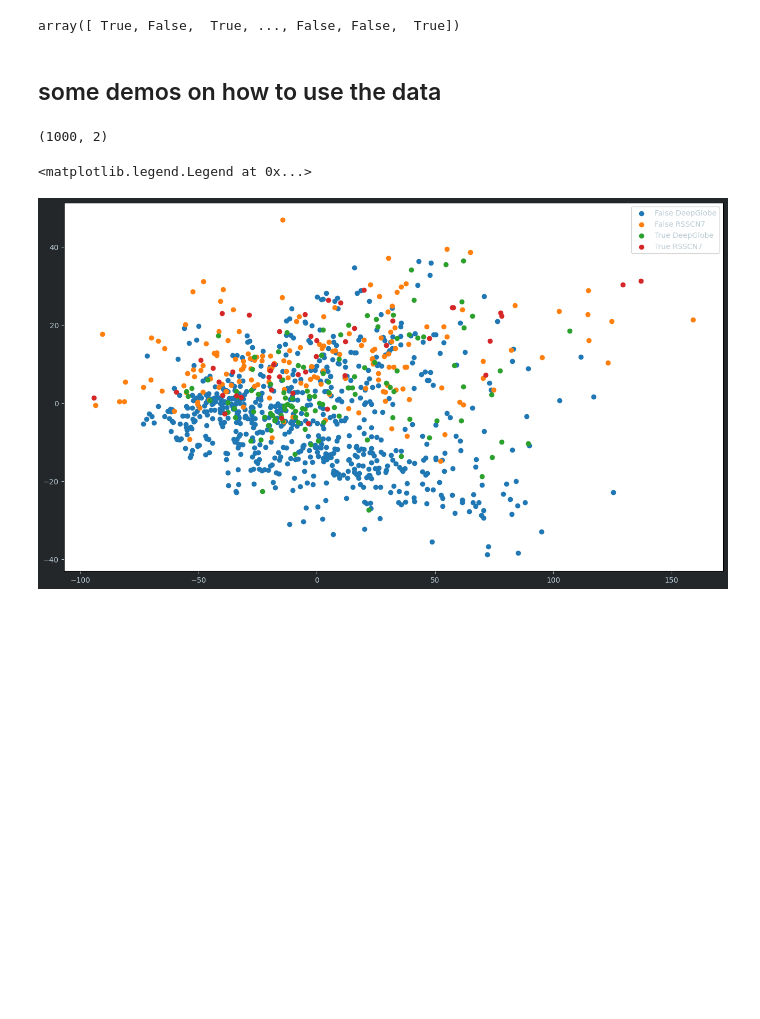
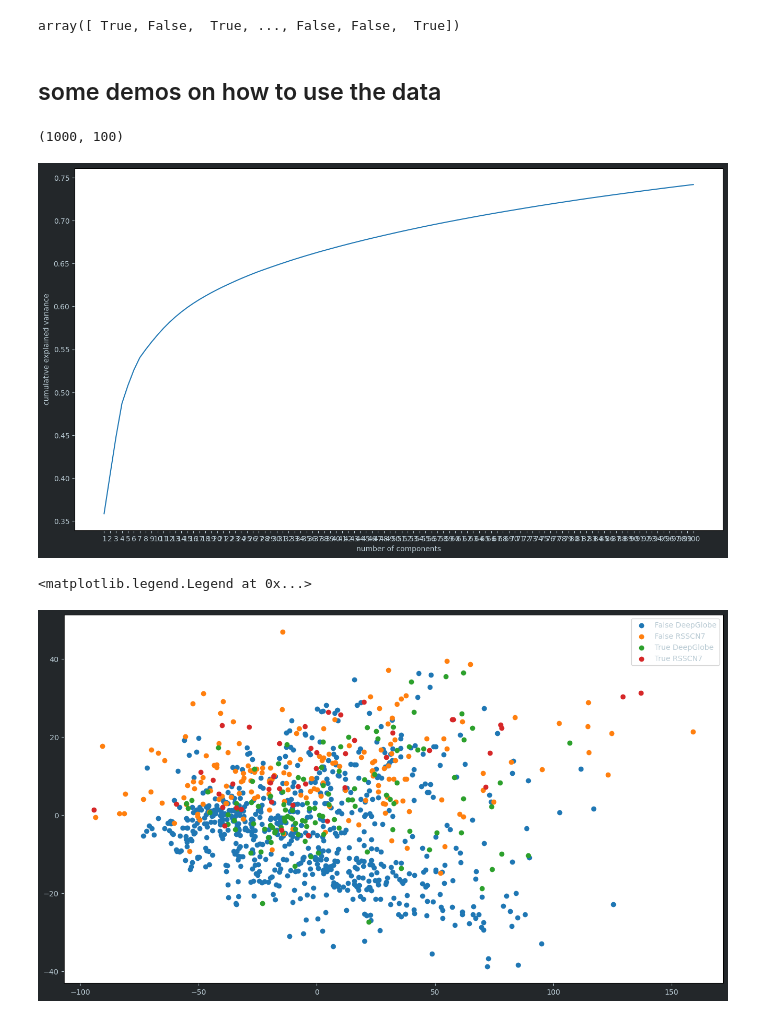
Before and after one commit to EdwardBrodskiy/Year4GroupProject, a Jupyter notebook: models/tests.ipynb, the cells around one changed output. Saved outputs shown, nothing was run; the diff lists cells and outputs as text; code cells hidden in the pictures; blank space fills up the shorter version.

```diff
--- a/models/tests.ipynb
+++ b/models/tests.ipynb
@@ -61,11 +61,21 @@ array([ True, False,  True, ..., False, False,  True])
 from sklearn.decomposition import PCA
 sample_size = 1000
 sample = x_train[:sample_size]
-pca = PCA(n_components=2)
+pca = PCA(n_components=100)
 pca_sample = pca.fit_transform(np.reshape(sample, (len(sample), -1)))
 pca_sample.shape
 # %% [output]
-(1000, 2)
+(1000, 100)
+# %%
+components = len(pca.explained_variance_ratio_) + 1
+
+plt.plot(range(1,components), np.cumsum(pca.explained_variance_ratio_))
+plt.xticks(range(1,components))
+plt.xlabel('number of components')
+plt.ylabel('cumulative explained variance');
+plt.show()
+# %% [output]
+[figure, added]
 # %%
 for fire in dataset['fire'].value_counts().index: # can also use x_true
     fire_selector = dataset['fire'][:sample_size] == fire
```
Also changed, not shown: parts of 1 cell of this notebook, 2 other files.
